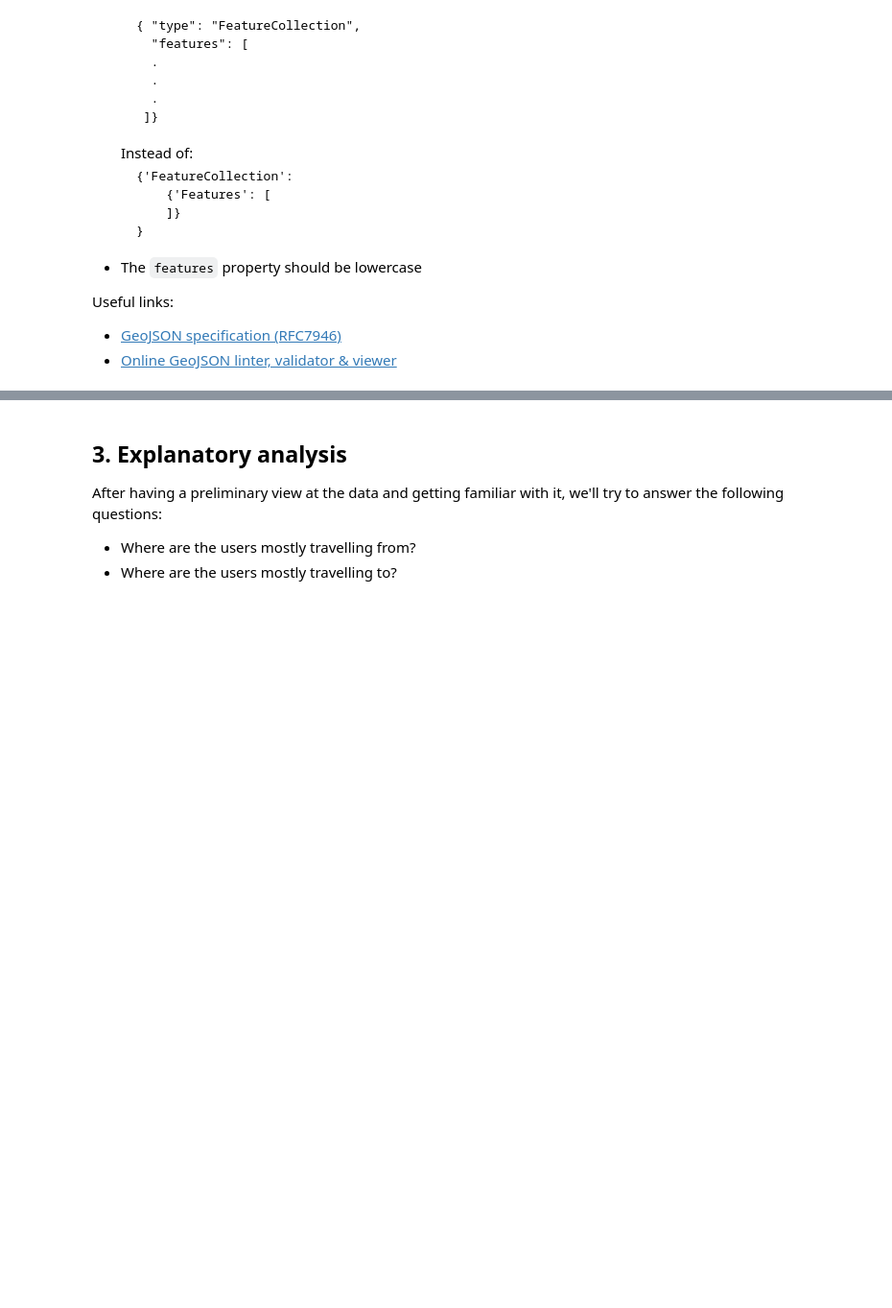
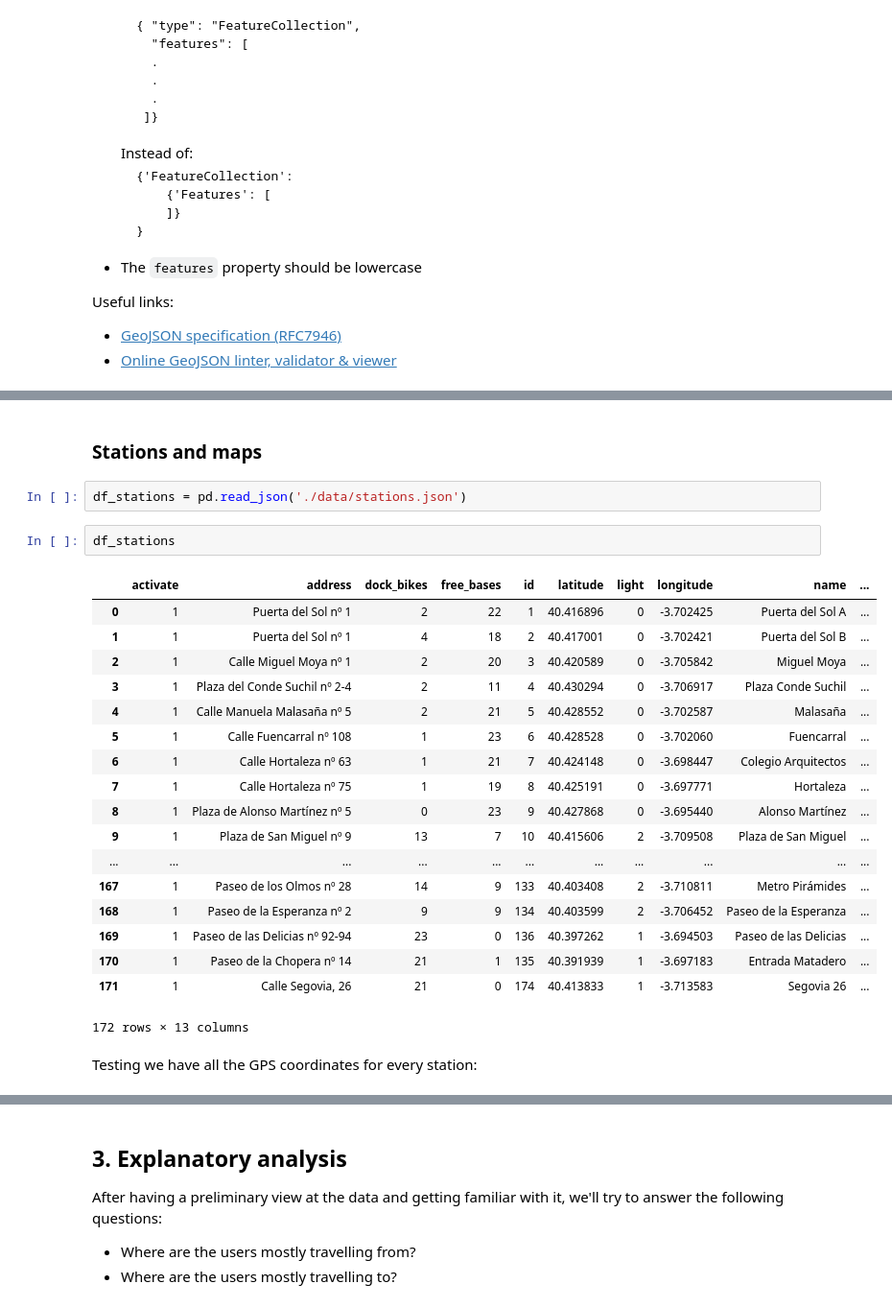
Before and after one commit to rameerez/bicimad-data-analysis, a Jupyter notebook: bicimad-data-analysis.ipynb, the cells around one changed output, grey strips where cells are left out. Shown at 96% size. Cells and saved outputs as stored; diff of their text form; blank space fills up the shorter version.

```diff
--- a/bicimad-data-analysis.ipynb
+++ b/bicimad-data-analysis.ipynb
@@ -371,0 +242,27 @@ df_track['track'][117252]
+# %% [markdown]
+### Stations and maps
+# %%
+df_stations = pd.read_json('./data/stations.json')
+# %%
+df_stations
+# %% [output]
+|  | activate | address | dock_bikes | free_bases | id | latitude | light | longitude | name | ... |
+| 0 | 1 | Puerta del Sol nº 1 | 2 | 22 | 1 | 40.416896 | 0 | -3.702425 | Puerta del Sol A | ... |
+| 1 | 1 | Puerta del Sol nº 1 | 4 | 18 | 2 | 40.417001 | 0 | -3.702421 | Puerta del Sol B | ... |
+| 2 | 1 | Calle Miguel Moya nº 1 | 2 | 20 | 3 | 40.420589 | 0 | -3.705842 | Miguel Moya | ... |
+| 3 | 1 | Plaza del Conde Suchil nº 2-4 | 2 | 11 | 4 | 40.430294 | 0 | -3.706917 | Plaza Conde Suchil | ... |
+| 4 | 1 | Calle Manuela Malasaña nº 5 | 2 | 21 | 5 | 40.428552 | 0 | -3.702587 | Malasaña | ... |
+| 5 | 1 | Calle Fuencarral nº 108 | 1 | 23 | 6 | 40.428528 | 0 | -3.702060 | Fuencarral | ... |
+| 6 | 1 | Calle Hortaleza nº 63 | 1 | 21 | 7 | 40.424148 | 0 | -3.698447 | Colegio Arquitectos | ... |
+| 7 | 1 | Calle Hortaleza nº 75 | 1 | 19 | 8 | 40.425191 | 0 | -3.697771 | Hortaleza | ... |
+| 8 | 1 | Plaza de Alonso Martínez nº 5 | 0 | 23 | 9 | 40.427868 | 0 | -3.695440 | Alonso Martínez | ... |
+| 9 | 1 | Plaza de San Miguel nº 9 | 13 | 7 | 10 | 40.415606 | 2 | -3.709508 | Plaza de San Miguel | ... |
+| ... | ... | ... | ... | ... | ... | ... | ... | ... | ... | ... |
+| 167 | 1 | Paseo de los Olmos nº 28 | 14 | 9 | 133 | 40.403408 | 2 | -3.710811 | Metro Pirámides | ... |
+| 168 | 1 | Paseo de la Esperanza nº 2 | 9 | 9 | 134 | 40.403599 | 2 | -3.706452 | Paseo de la Esperanza | ... |
+| 169 | 1 | Paseo de las Delicias nº 92-94 | 23 | 0 | 136 | 40.397262 | 1 | -3.694503 | Paseo de las Delicias | ... |
+| 170 | 1 | Paseo de la Chopera nº 14 | 21 | 1 | 135 | 40.391939 | 1 | -3.697183 | Entrada Matadero | ... |
+| 171 | 1 | Calle Segovia, 26 | 21 | 0 | 174 | 40.413833 | 1 | -3.713583 | Segovia 26 | ... |
+172 rows × 13 columns
+# %% [markdown]
+Testing we have all the GPS coordinates for every station:
```
Also changed, not shown: parts of 39 cells of this notebook, 1 other file.
